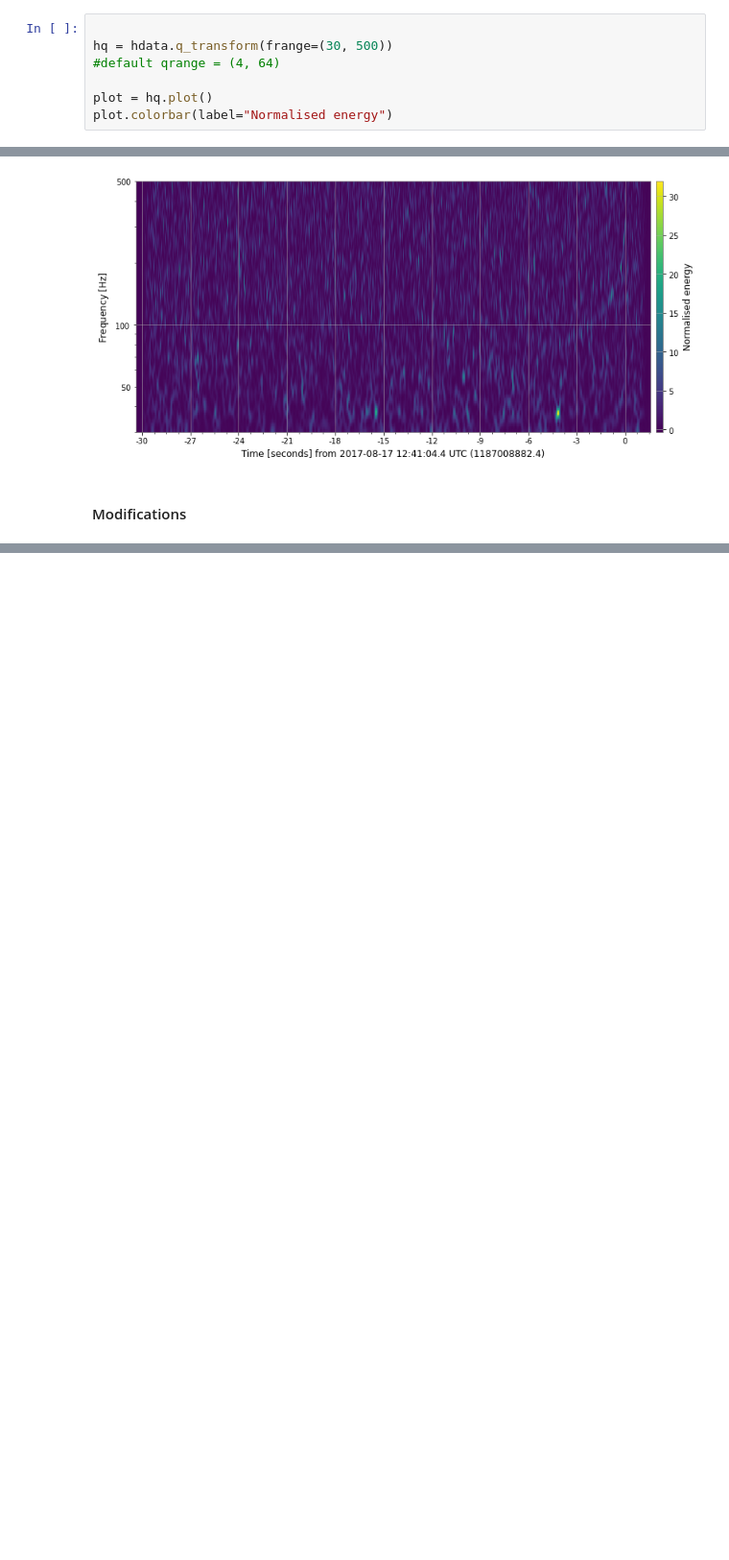
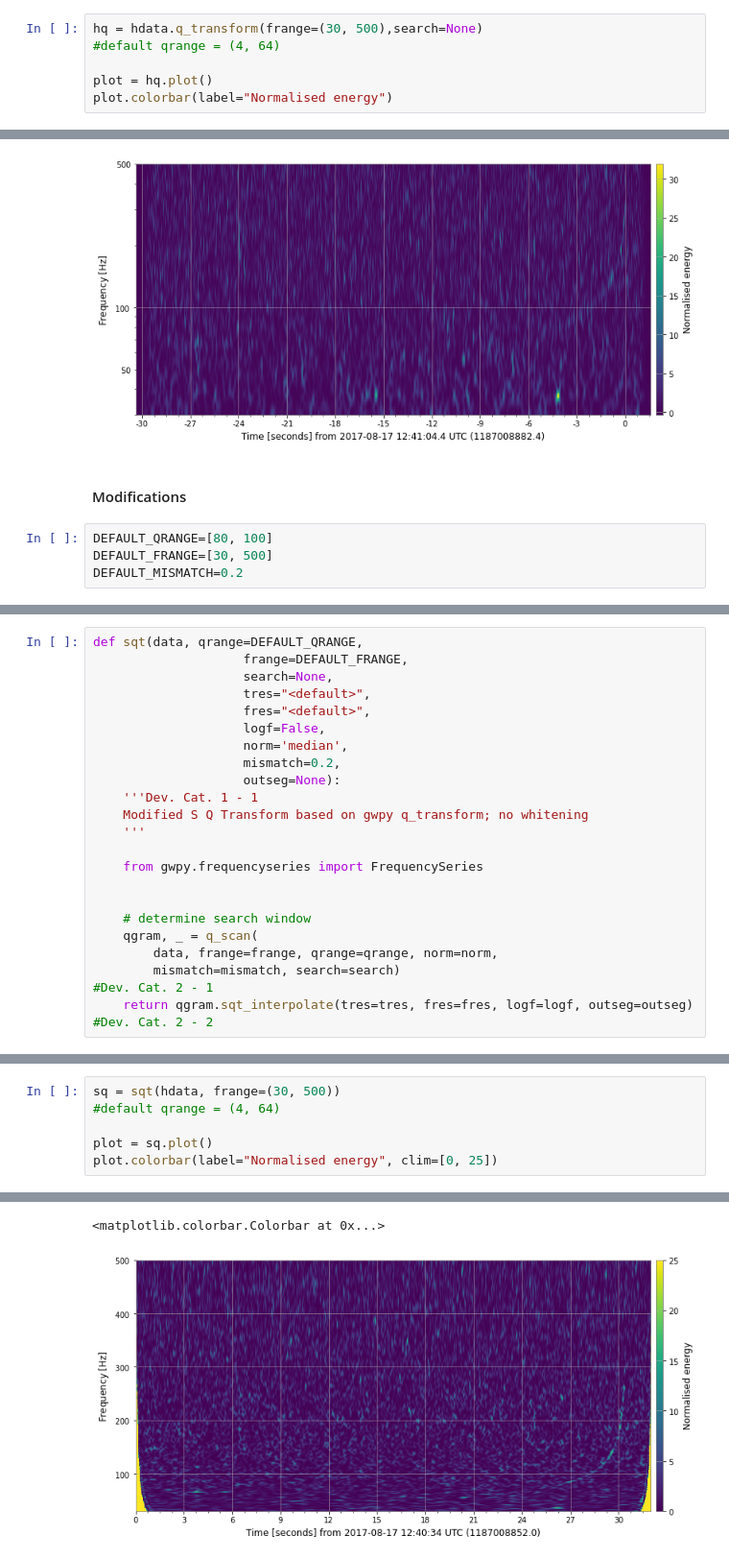
Before and after one commit to xli2522/GW-SignalGen, a Jupyter notebook: sqt.ipynb, the cells around one changed output, grey strips where cells are left out. Shown at 96% size. Drawn from its saved outputs; the diff is of its cells as text; blank space fills up the shorter version.

Commit message:
Partially working CQT outside gwpy

```diff
--- a/sqt.ipynb
+++ b/sqt.ipynb
@@ -101,8 +101,7 @@ hdata = TimeSeries.fetch_open_data('H1', *segment, verbose=True, cache=True)
 Fetched 1 URLs from www.gw-openscience.org for [1187008852 .. 1187008884))
 Reading data... [Done]
 # %%
-
-hq = hdata.q_transform(frange=(30, 500))
+hq = hdata.q_transform(frange=(30, 500),search=None)
 #default qrange = (4, 64)
 
 plot = hq.plot()
@@ -120,3 +119,7 @@ plot
 [figure]
 # %% [markdown]
 #### Modifications
+# %%
+DEFAULT_QRANGE=[80, 100]
+DEFAULT_FRANGE=[30, 500]
+DEFAULT_MISMATCH=0.2
@@ -175,0 +810,22 @@ def q_spectrogram(q_range=[80,100], frange=[30, 500]):
+# %%
+def sqt(data, qrange=DEFAULT_QRANGE,
+                    frange=DEFAULT_FRANGE,
+                    search=None,
+                    tres="<default>",
+                    fres="<default>",
+                    logf=False,
+                    norm='median',
+                    mismatch=0.2,
+                    outseg=None):
+    '''Dev. Cat. 1 - 1
+    Modified S Q Transform based on gwpy q_transform; no whitening
+    '''
+
+    from gwpy.frequencyseries import FrequencySeries
+
+
+    # determine search window
+    qgram, _ = q_scan(
+        data, frange=frange, qrange=qrange, norm=norm,
+        mismatch=mismatch, search=search)                                               #Dev. Cat. 2 - 1
+    return qgram.sqt_interpolate(tres=tres, fres=fres, logf=logf, outseg=outseg)        #Dev. Cat. 2 - 2
@@ -175,0 +834,7 @@ def q_spectrogram(q_range=[80,100], frange=[30, 500]):
+# %%
+sq = sqt(hdata, frange=(30, 500))
+#default qrange = (4, 64)
+
+plot = sq.plot()
+plot.colorbar(label="Normalised energy", clim=[0, 25])
+# %% [output]
@@ -175,0 +846,2 @@ def q_spectrogram(q_range=[80,100], frange=[30, 500]):
+<matplotlib.colorbar.Colorbar at 0x...>
+[figure, added]
```
Also changed, not shown: parts of 19 cells of this notebook.
